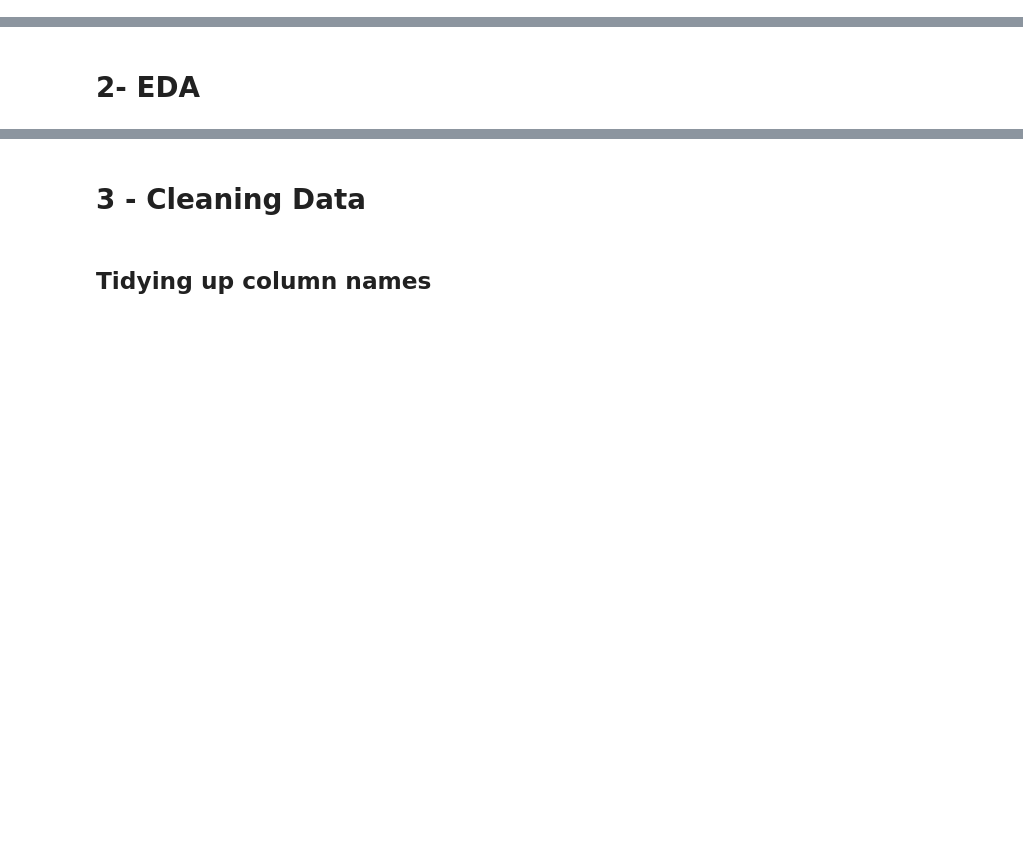
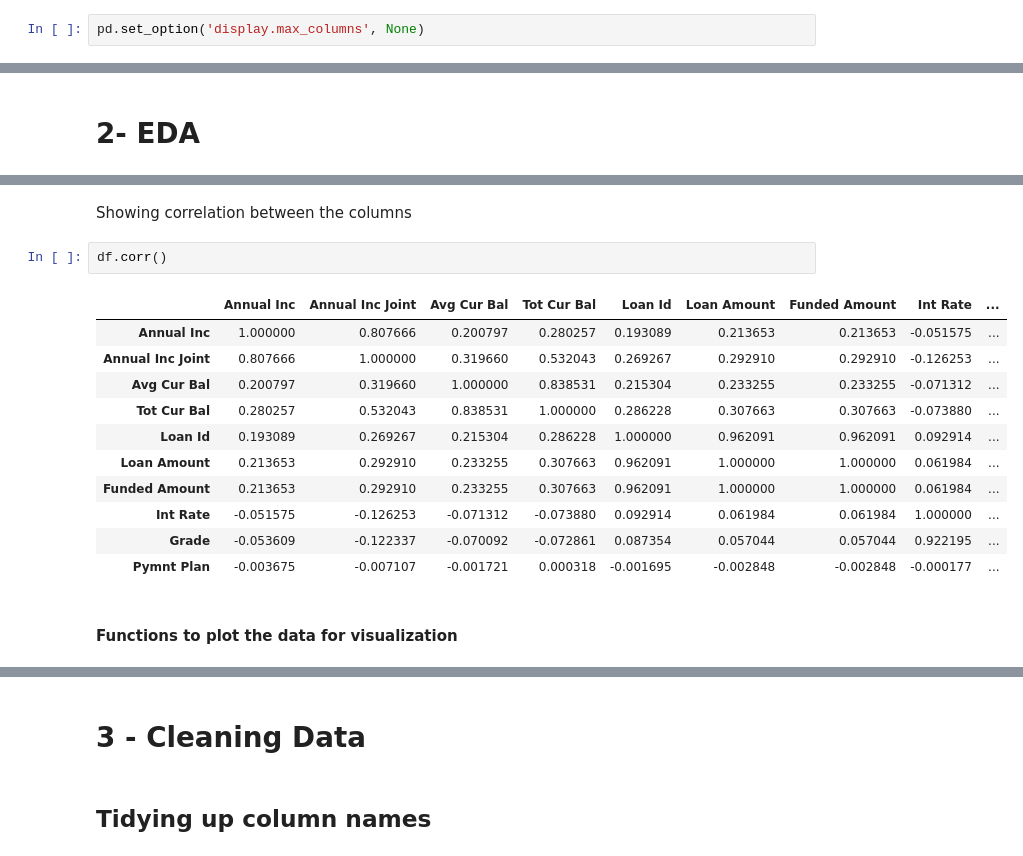
Before and after one commit to youssefayman02/Data-Engineering, a Jupyter notebook: M1-template.ipynb, the cells around one changed output, grey strips where cells are left out. Saved outputs shown, nothing was run; the diff lists cells and outputs as text; blank space fills up the shorter version.

```diff
--- a/M1-template.ipynb
+++ b/M1-template.ipynb
@@ -8,0 +28,2 @@
+# %%
+pd.set_option('display.max_columns', None)
@@ -10,0 +106,18 @@
+# %% [markdown]
+Showing correlation between the columns
+# %%
+df.corr()
+# %% [output]
+|  | Annual Inc | Annual Inc Joint | Avg Cur Bal | Tot Cur Bal | Loan Id | Loan Amount | Funded Amount | Int Rate | ... |
+| Annual Inc | 1.000000 | 0.807666 | 0.200797 | 0.280257 | 0.193089 | 0.213653 | 0.213653 | -0.051575 | ... |
+| Annual Inc Joint | 0.807666 | 1.000000 | 0.319660 | 0.532043 | 0.269267 | 0.292910 | 0.292910 | -0.126253 | ... |
+| Avg Cur Bal | 0.200797 | 0.319660 | 1.000000 | 0.838531 | 0.215304 | 0.233255 | 0.233255 | -0.071312 | ... |
+| Tot Cur Bal | 0.280257 | 0.532043 | 0.838531 | 1.000000 | 0.286228 | 0.307663 | 0.307663 | -0.073880 | ... |
+| Loan Id | 0.193089 | 0.269267 | 0.215304 | 0.286228 | 1.000000 | 0.962091 | 0.962091 | 0.092914 | ... |
+| Loan Amount | 0.213653 | 0.292910 | 0.233255 | 0.307663 | 0.962091 | 1.000000 | 1.000000 | 0.061984 | ... |
+| Funded Amount | 0.213653 | 0.292910 | 0.233255 | 0.307663 | 0.962091 | 1.000000 | 1.000000 | 0.061984 | ... |
+| Int Rate | -0.051575 | -0.126253 | -0.071312 | -0.073880 | 0.092914 | 0.061984 | 0.061984 | 1.000000 | ... |
+| Grade | -0.053609 | -0.122337 | -0.070092 | -0.072861 | 0.087354 | 0.057044 | 0.057044 | 0.922195 | ... |
+| Pymnt Plan | -0.003675 | -0.007107 | -0.001721 | 0.000318 | -0.001695 | -0.002848 | -0.002848 | -0.000177 | ... |
+# %% [markdown]
+#### Functions to plot the data for visualization
```
Also changed, not shown: parts of 23 cells of this notebook.
